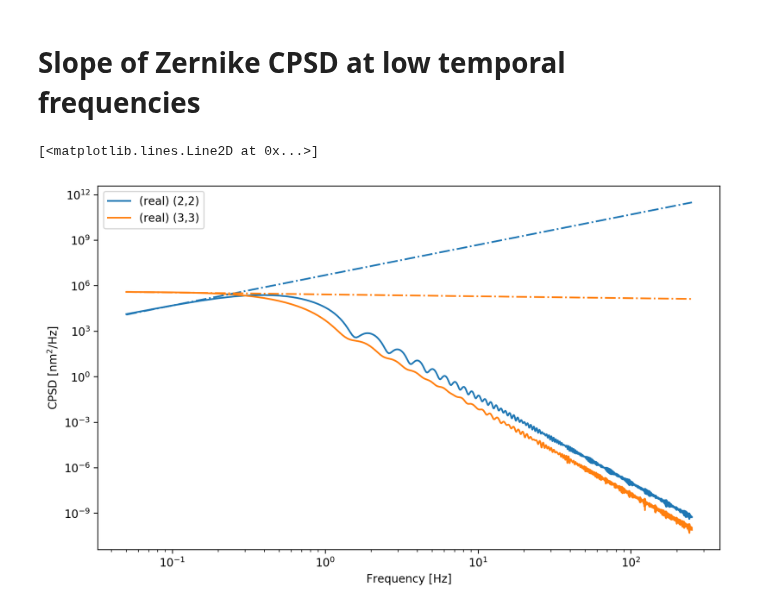
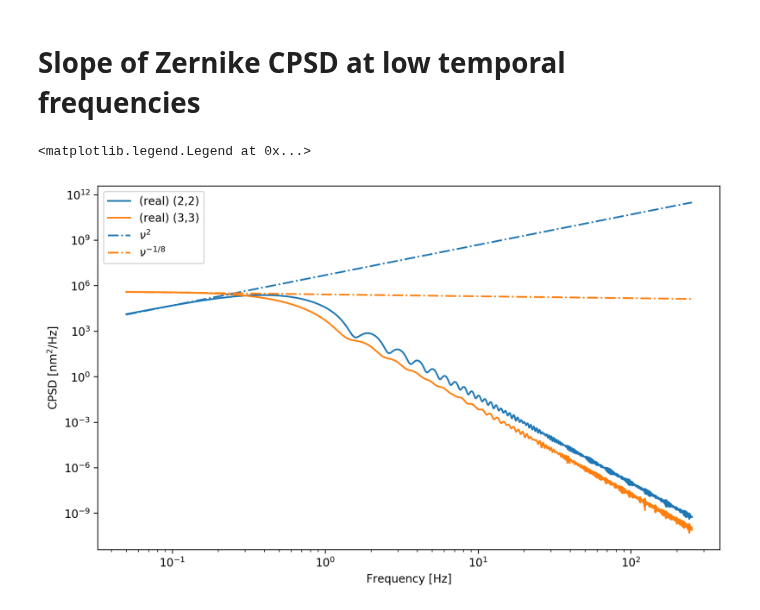
Before and after one commit to ArcetriAdaptiveOptics/arte, a Jupyter notebook: notebook/atmo/CPSD_examples.ipynb, the cells around one changed output. Cells and saved outputs as stored; diff of their text form; code cells hidden in the pictures.

```diff
--- a/notebook/atmo/CPSD_examples.ipynb
+++ b/notebook/atmo/CPSD_examples.ipynb
@@ -389,15 +389,16 @@ zz33 = vk.getZernikeCPSD(3, 3, temporal_freqs)
 # %%
 plt.figure()
 vk.plotCPSD(zz22, temporal_freqs, 'real', 'log', '(2,2)')
 vk.plotCPSD(zz33, temporal_freqs, 'real', 'log', '(3,3)')
 
 def slope(x, m, q):
     return q*x**(m)
 slp_positive = slope(temporal_freqs, 2, 5e6)
 slp_negative = slope(temp_freqs, -1/8, 2.7e5)
 
 plt.loglog(temporal_freqs, slp_positive, '-.', color=cycle[0], label='$\\nu^{2}$')
 plt.loglog(temporal_freqs, slp_negative, '-.', color=cycle[1], label='$\\nu^{-1/8}$')
+plt.legend()
 # %% [output]
-[<matplotlib.lines.Line2D at 0x...>]
+<matplotlib.legend.Legend at 0x...>
-[figure, old version]
+[figure, new version]
```
